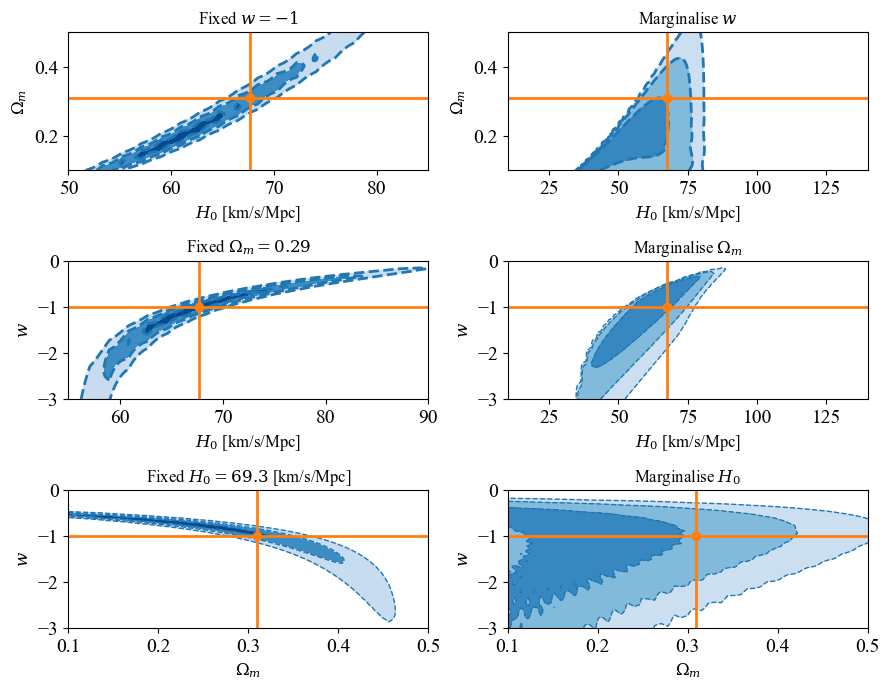
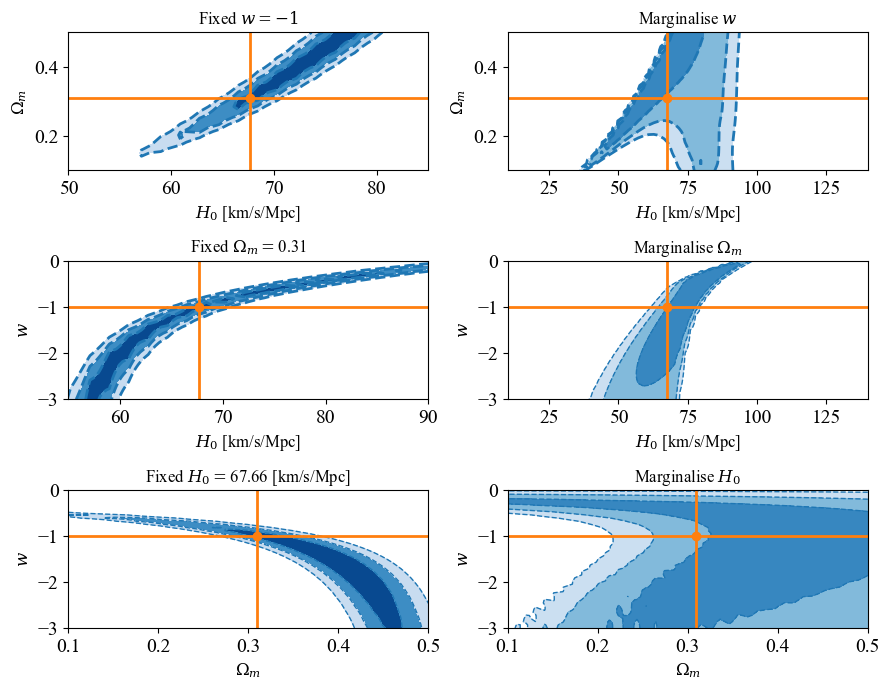
The change to this notebook cell's code, shown as a diff; its figure went from the first image to the second:
--- before
+++ after
@@ -45,5 +45,6 @@
 ax3.set_xlabel(r'$H_0$ [km/s/Mpc]', fontsize=12)
 ax3.set_xlim(55, 90)
-ax3.set_title(r'Fixed $\Omega_m=0.29$', fontsize=12)
+# ax3.set_title(r'Fixed $\Omega_m=0.29$', fontsize=12)
+ax3.set_title(r'Fixed $\Omega_m=$'+f'{round(OMEGA_MATTER, 2)}', fontsize=12)
 ax3.tick_params(axis='both', which='major', labelsize=14)
 
@@ -67,5 +68,6 @@
 ax5.set_xlabel(r'$\Omega_m$', fontsize=12)
 ax5.set_ylabel(r'$w$', fontsize=12)
-ax5.set_title(r'Fixed $H_0=69.3$ [km/s/Mpc]', fontsize=12)
+# ax5.set_title(r'Fixed $H_0=69.3$ [km/s/Mpc]', fontsize=12)
+ax5.set_title(r'Fixed $H_0=$'+f'{HUBBLE} [km/s/Mpc]', fontsize=12)
 ax5.tick_params(axis='both', which='major', labelsize=14)
 
@@ -82,5 +84,6 @@
 plt.tight_layout()
 
-if SAVING_FIGS:
+# if SAVING_FIGS:
+if True:
     plt.savefig(save_location+"idealised_3D_inference_and_marginalised.png", bbox_inches='tight', dpi=400)
 

Commit: update labels